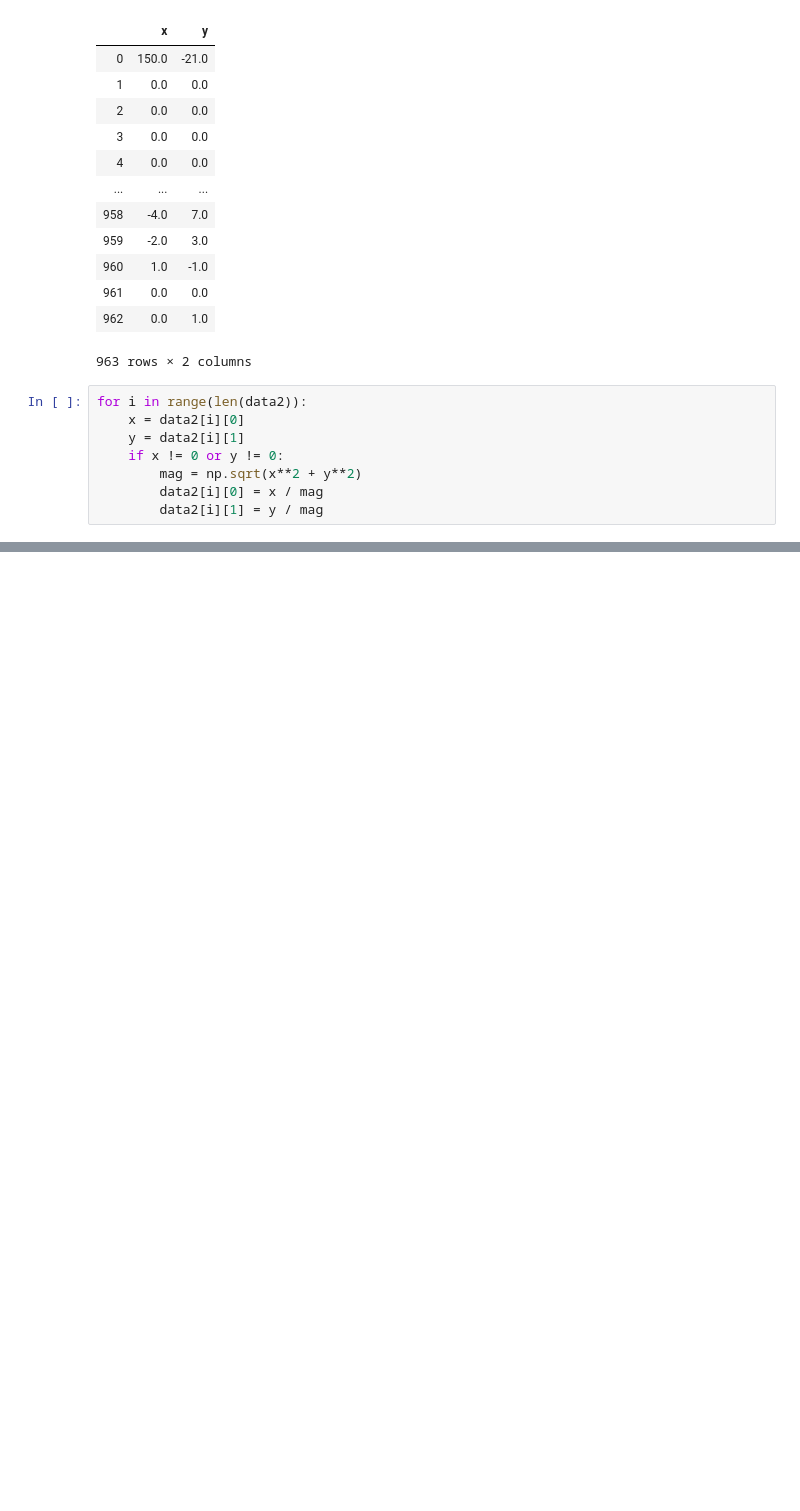
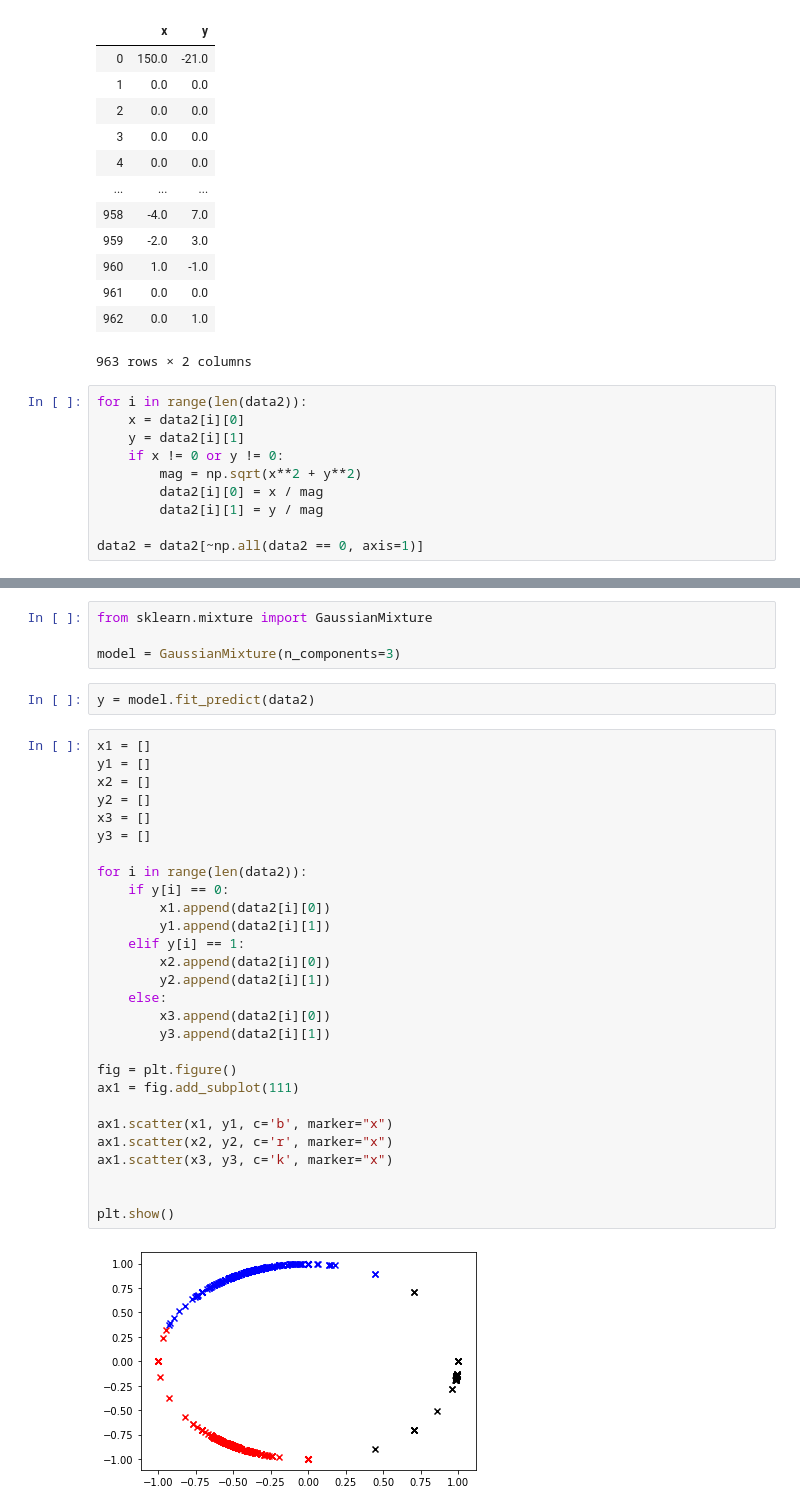
Before and after one commit to siriusted/GMM, a Jupyter notebook: Lab1.ipynb, the cells around one changed output, grey strips where cells are left out. Saved outputs shown, nothing was run; the diff lists cells and outputs as text; blank space fills up the shorter version.

```diff
--- a/Lab1.ipynb
+++ b/Lab1.ipynb
@@ -74,3 +74,5 @@ for i in range(len(data2)):
         mag = np.sqrt(x**2 + y**2)
         data2[i][0] = x / mag
         data2[i][1] = y / mag
+
+data2 = data2[~np.all(data2 == 0, axis=1)]
@@ -80,0 +84,36 @@ plt.scatter(data2[:,0], data2[:,1])
+# %%
+from sklearn.mixture import GaussianMixture
+
+model = GaussianMixture(n_components=3)
+# %%
+y = model.fit_predict(data2)
+# %%
+x1 = []
+y1 = []
+x2 = []
+y2 = []
+x3 = []
+y3 = []
+
+for i in range(len(data2)):
+    if y[i] == 0:
+        x1.append(data2[i][0])
+        y1.append(data2[i][1])
+    elif y[i] == 1:
+        x2.append(data2[i][0])
+        y2.append(data2[i][1])
+    else:
+        x3.append(data2[i][0])
+        y3.append(data2[i][1])
+
+fig = plt.figure()
+ax1 = fig.add_subplot(111)
+
+ax1.scatter(x1, y1, c='b', marker="x")
+ax1.scatter(x2, y2, c='r', marker="x")
+ax1.scatter(x3, y3, c='k', marker="x")
+
+
+plt.show()
+# %% [output]
+[figure, added]
```
Also changed, not shown: parts of 3 cells of this notebook.
